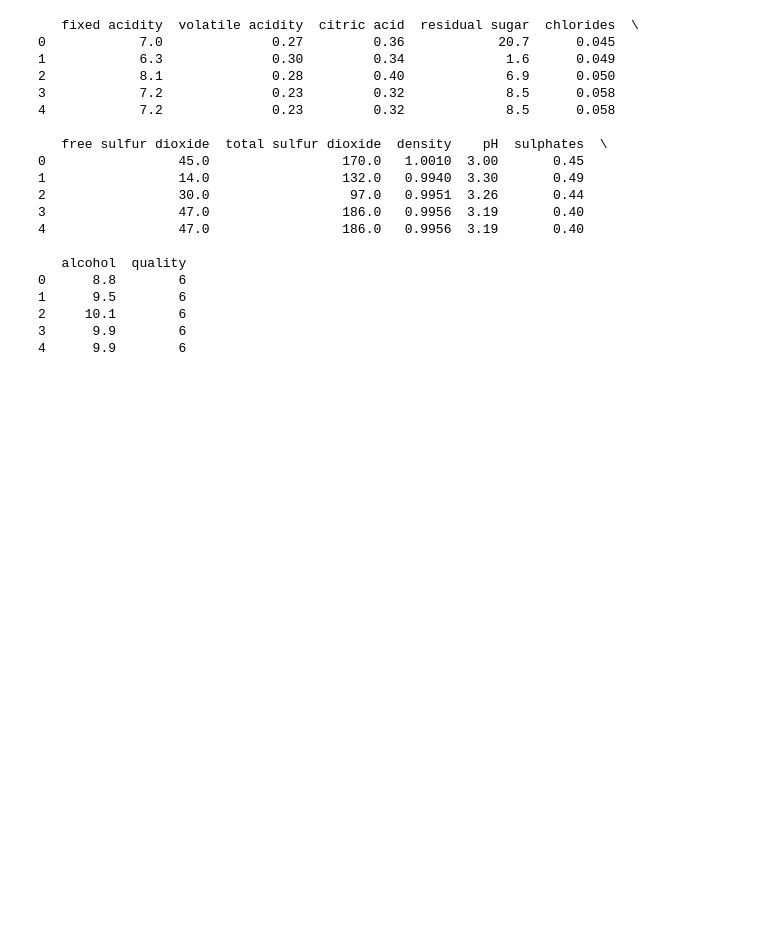
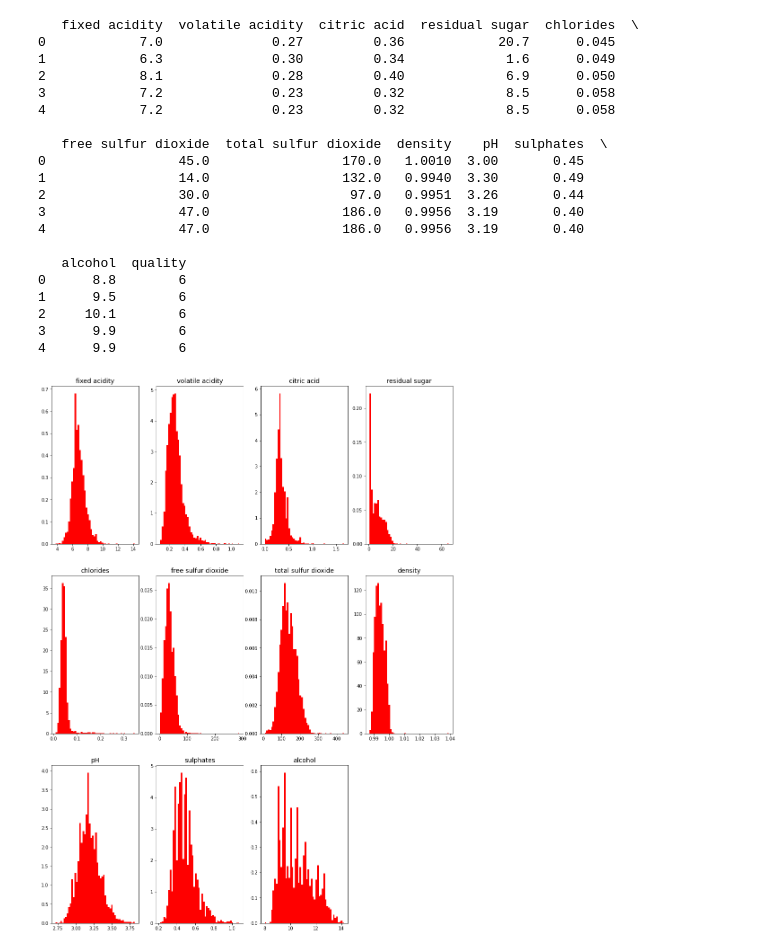
Before and after one commit to ChloeChassaigne/Machine_Learning, a Jupyter notebook: KNN.ipynb, the cells around one changed output. Saved outputs shown, nothing was run; the diff lists cells and outputs as text; code cells hidden in the pictures; blank space fills up the shorter version.

```diff
--- a/KNN.ipynb
+++ b/KNN.ipynb
@@ -31,3 +33,17 @@ print(data.head())
 2     10.1        6
 3      9.9        6
 4      9.9        6
+# %%
+# Create 2 arrays
+X = data[data.columns[:-1]].values
+y = data['quality'].values
+# %%
+# Create histogramme for any settings
+fig = plt.figure(figsize=(16,22))
+
+for feat_idx in range(X.shape[1]):
+    ax = fig.add_subplot(3,4, (feat_idx+1))
+    h = ax.hist(X[:, feat_idx], bins=50, color="red", density=True, edgecolor='none')
+    ax.set_title(data.columns[feat_idx], fontsize=14)
+# %% [output]
+[figure, added]
```
Also changed, not shown: parts of 8 cells of this notebook.
